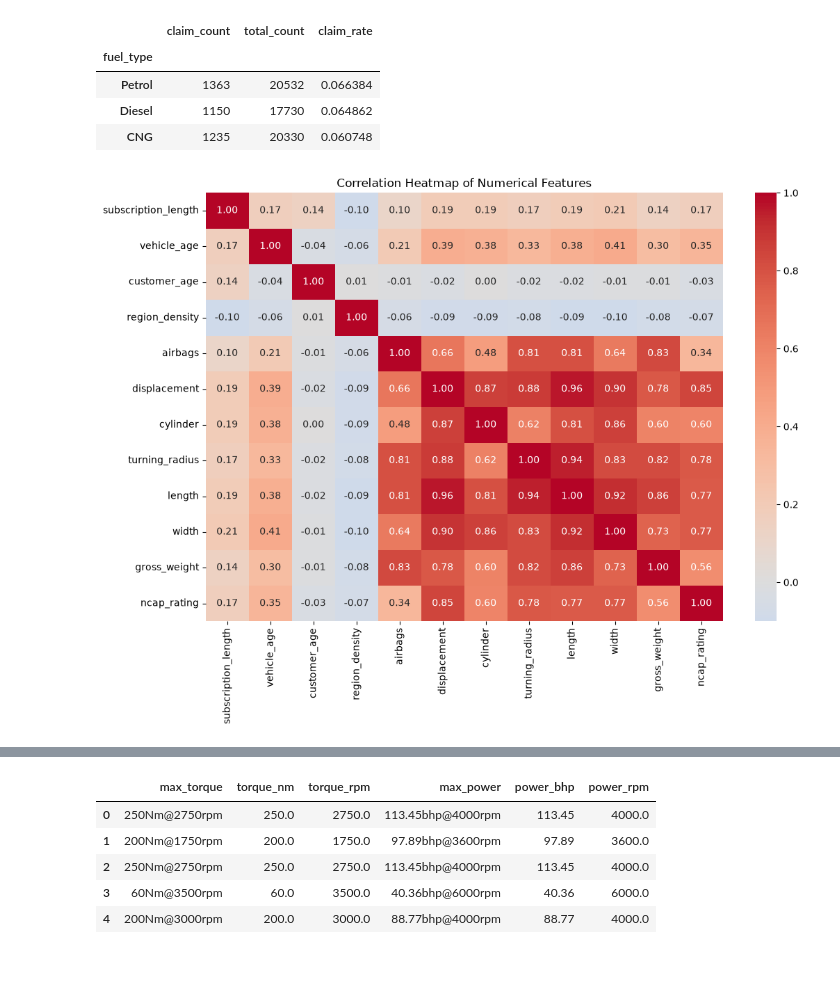
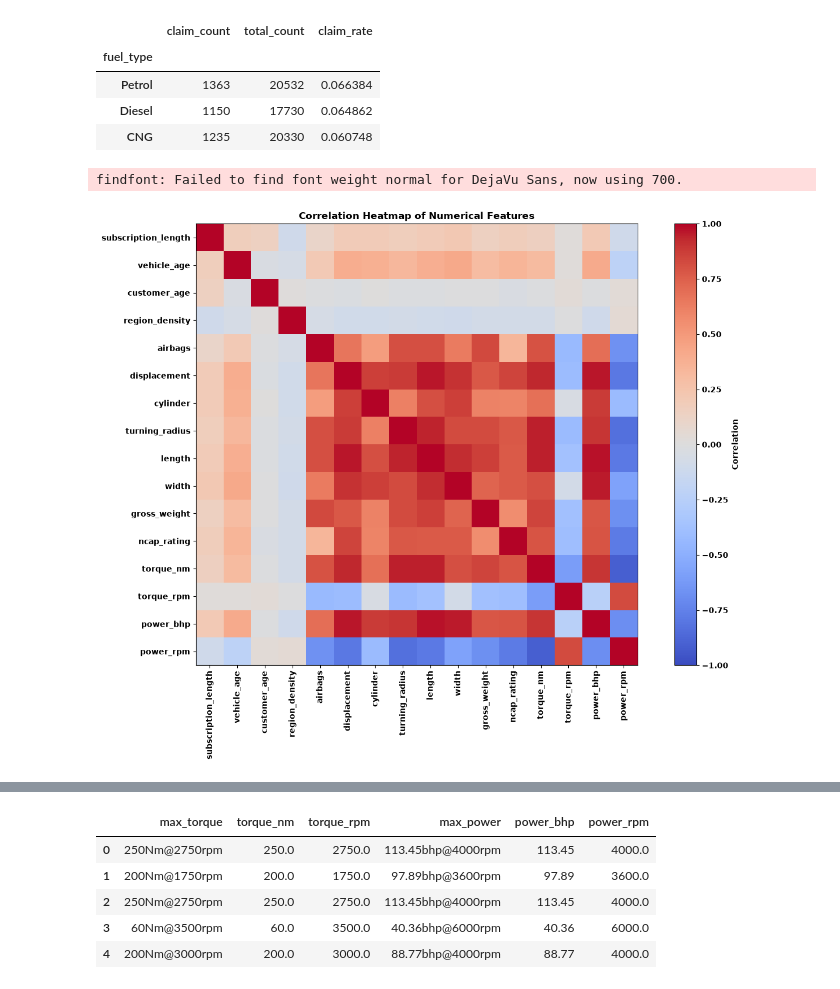
Before and after one commit to priyanshu-sahani-10/PolicyGuard, a Jupyter notebook: ml/insurance_claim_prediction.ipynb, the cells around one changed output, grey strips where cells are left out. Drawn from its saved outputs; the diff is of its cells as text; code cells hidden in the pictures.

```diff
--- a/ml/insurance_claim_prediction.ipynb
+++ b/ml/insurance_claim_prediction.ipynb
@@ -222,26 +224,37 @@ df.groupby("fuel_type")["claim_status"].agg(
 | CNG | 1235 | 20330 | 0.060748 |
 # %%
 import matplotlib.pyplot as plt
-import seaborn as sns
 
-numeric_features = df.select_dtypes(include=["int64", "float64"]).drop(
+numeric_features = df.select_dtypes(include="number").drop(
     columns=["claim_status"]
 )
 
-plt.figure(figsize=(12, 8))
+correlation_matrix = numeric_features.corr()
 
-sns.heatmap(
-    numeric_features.corr(),
-    annot=True,
-    fmt=".2f",
-    cmap="coolwarm",
-    center=0
+plt.figure(figsize=(14, 10))
+
+plt.imshow(correlation_matrix, cmap="coolwarm", vmin=-1, vmax=1)
+
+plt.colorbar(label="Correlation")
+
+plt.xticks(
+    range(len(correlation_matrix.columns)),
+    correlation_matrix.columns,
+    rotation=90
+)
+
+plt.yticks(
+    range(len(correlation_matrix.columns)),
+    correlation_matrix.columns
 )
 
 plt.title("Correlation Heatmap of Numerical Features")
+
+plt.tight_layout()
 plt.show()
 # %% [output]
+findfont: Failed to find font weight normal for DejaVu Sans, now using 700.
-[figure, old version]
+[figure, new version]
 # %%
 plt.figure(figsize=(15, 10))
 
```
Also changed, not shown: parts of 37 cells of this notebook, 25 other files.
